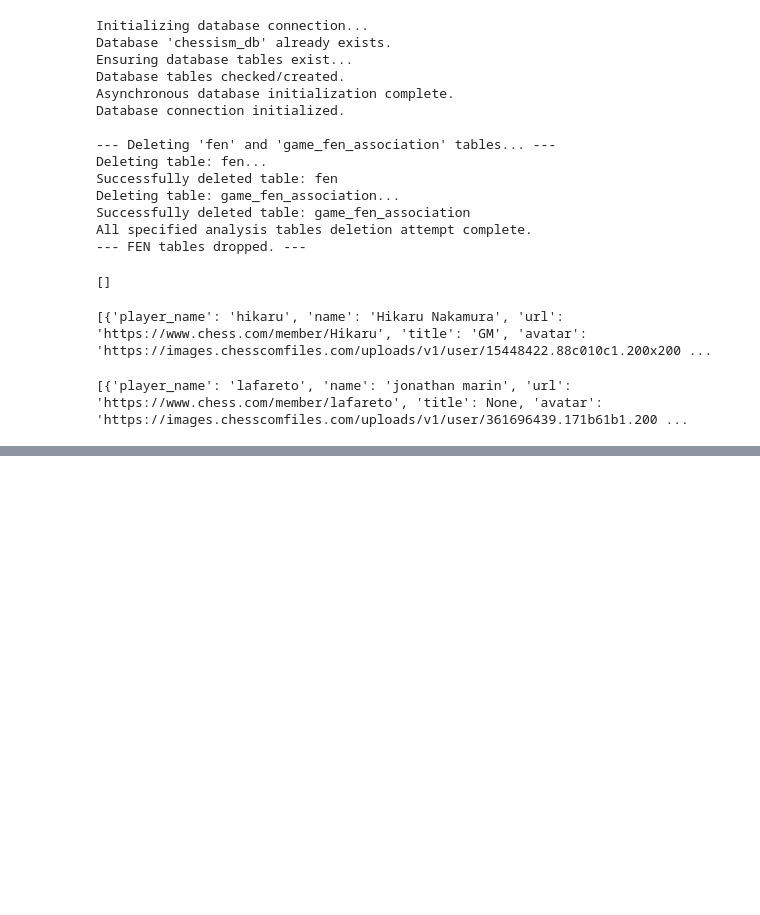
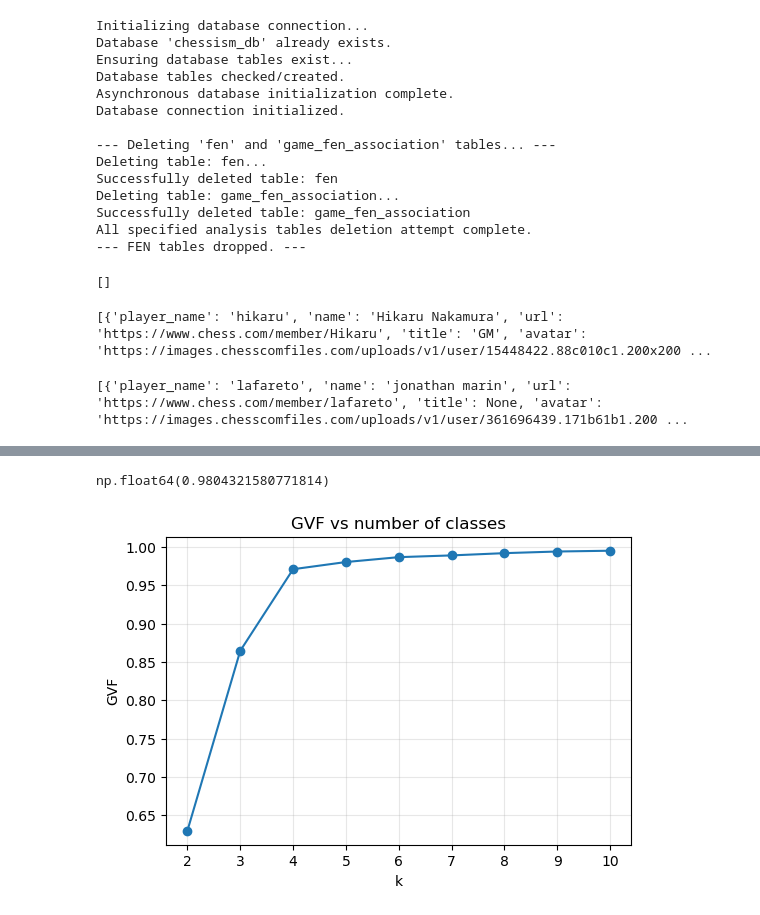
Before and after one commit to marinlafare/last_chessism, a Jupyter notebook: testing.ipynb, the cells around one changed output, grey strips where cells are left out. Cells and saved outputs as stored; diff of their text form; code cells hidden in the pictures; blank space fills up the shorter version.

```diff
--- a/testing.ipynb
+++ b/testing.ipynb
@@ -857,0 +992,32 @@ pprint(hikaru_profile)
+# %%
+def gvf(values, breaks):
+    x = np.asarray(values, dtype=float)
+    x = x[np.isfinite(x)]
+    x.sort()
+
+    overall_sse = np.sum((x - x.mean())**2)
+
+    labels = jenks_classify(x, breaks)
+    within_sse = 0.0
+    for c in range(len(breaks) - 1):
+        xc = x[labels == c]
+        if xc.size:
+            within_sse += np.sum((xc - xc.mean())**2)
+
+    return (overall_sse - within_sse) / overall_sse
+
+gvf(x, breaks)
+# %% [output]
+np.float64(0.9804321580771814)
+# %%
+ks = range(2, 11)
+gvfs = [gvf(x, jenks_breaks(x, k)) for k in ks]
+
+plt.figure(figsize=(6,4))
+plt.plot(list(ks), gvfs, marker="o")
+plt.title("GVF vs number of classes")
+plt.xlabel("k"); plt.ylabel("GVF")
+plt.grid(True, alpha=0.3)
+plt.show()
+# %% [output]
+[figure, added]
```
Also changed, not shown: parts of 15 cells of this notebook, 16 other files.
